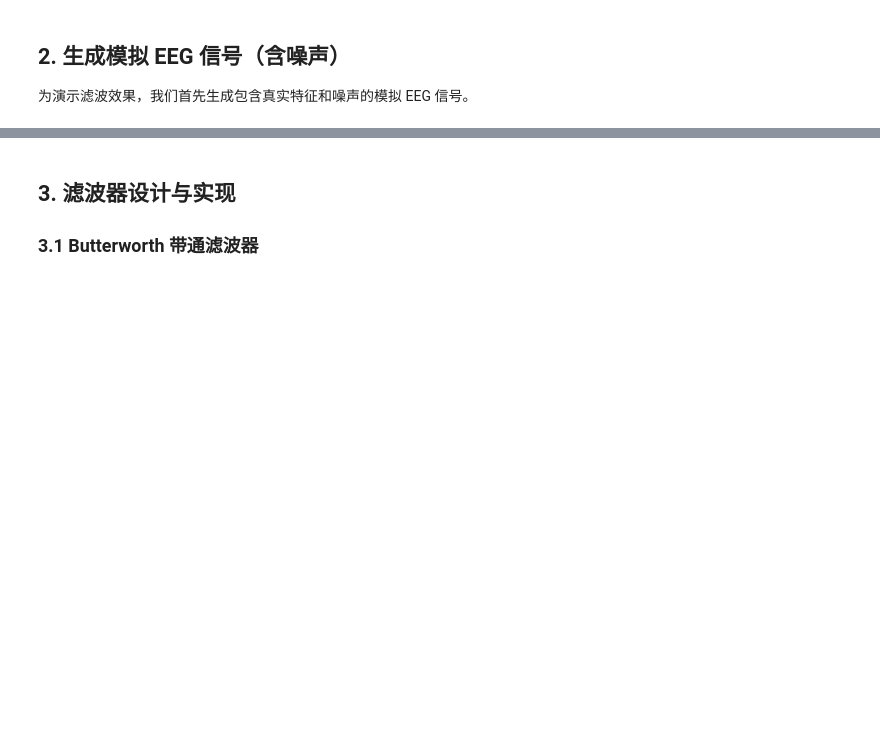
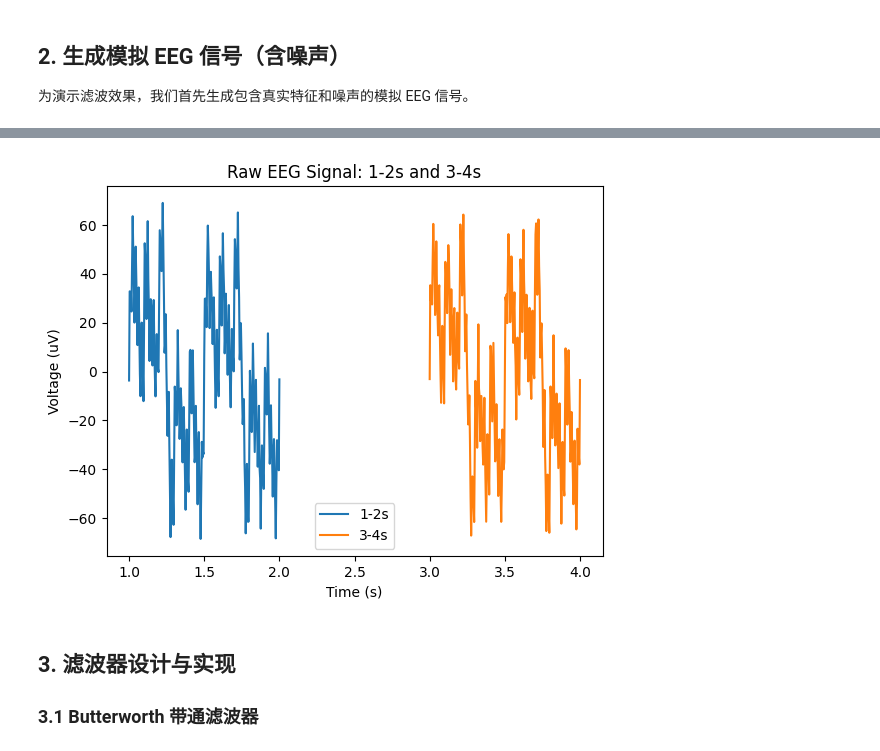
Before and after one commit to usstziyi/openbci-3, a Jupyter notebook: notebooks/unit_03_signal_processing.ipynb, the cells around one changed output, grey strips where cells are left out. Saved outputs shown, nothing was run; the diff lists cells and outputs as text; code cells hidden in the pictures; blank space fills up the shorter version.

```diff
--- a/notebooks/unit_03_signal_processing.ipynb
+++ b/notebooks/unit_03_signal_processing.ipynb
@@ -134,3 +161,17 @@ print(f"Sampling rate: 250 Hz")
+# %%
+mask1 = (times >= 1) & (times <= 2)
+mask2 = (times >= 3) & (times <= 4)
+
+plt.plot(times[mask1], eeg_noisy[mask1], label="1-2s")
+plt.plot(times[mask2], eeg_noisy[mask2], label="3-4s")
+
+plt.title("Raw EEG Signal: 1-2s and 3-4s")
+plt.xlabel("Time (s)")
+plt.ylabel("Voltage (uV)")
+plt.legend()
+plt.show()
+# %% [output]
+[figure, added]
 # %% [markdown]
 ## 3. 滤波器设计与实现
 
```
Also changed, not shown: parts of 12 cells of this notebook.
